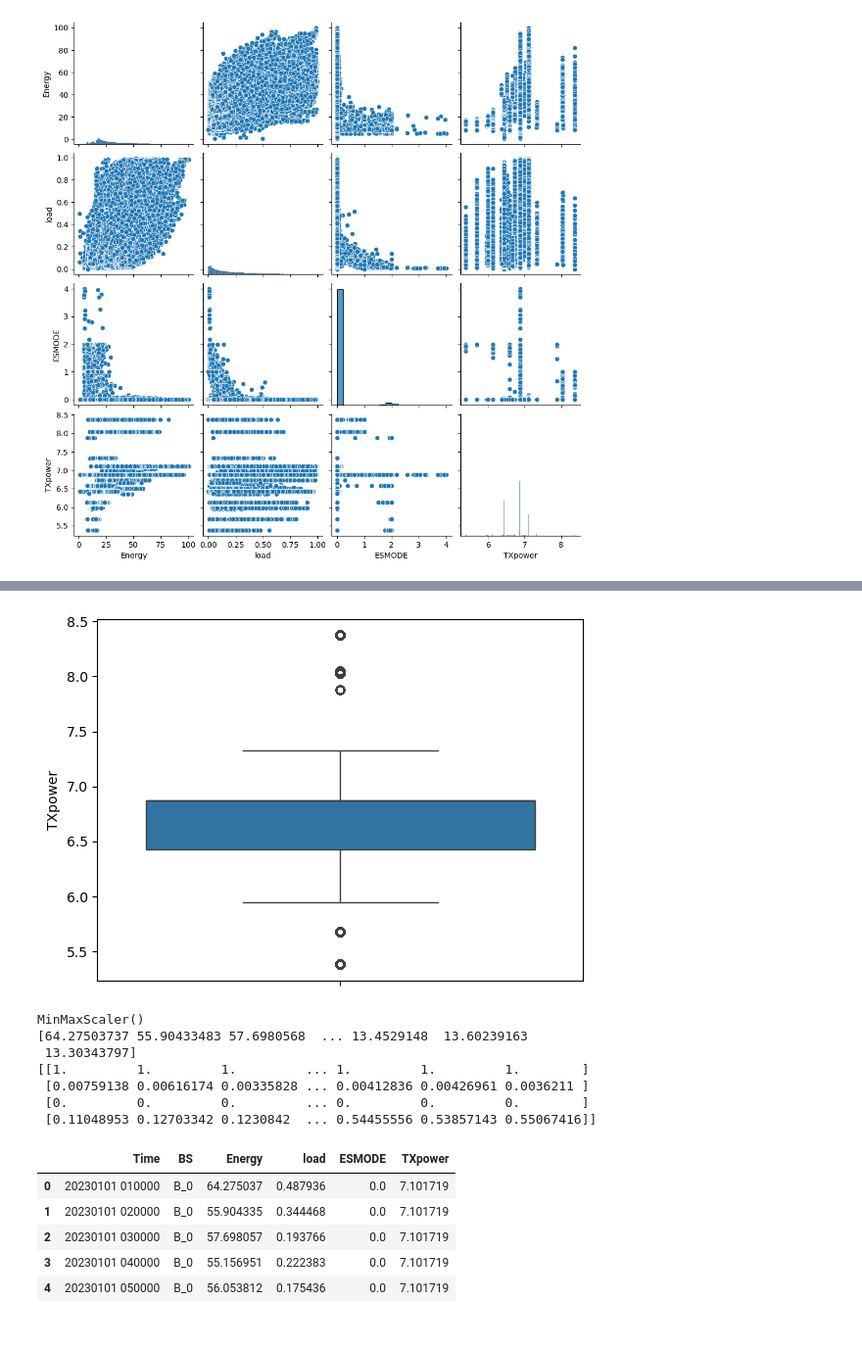
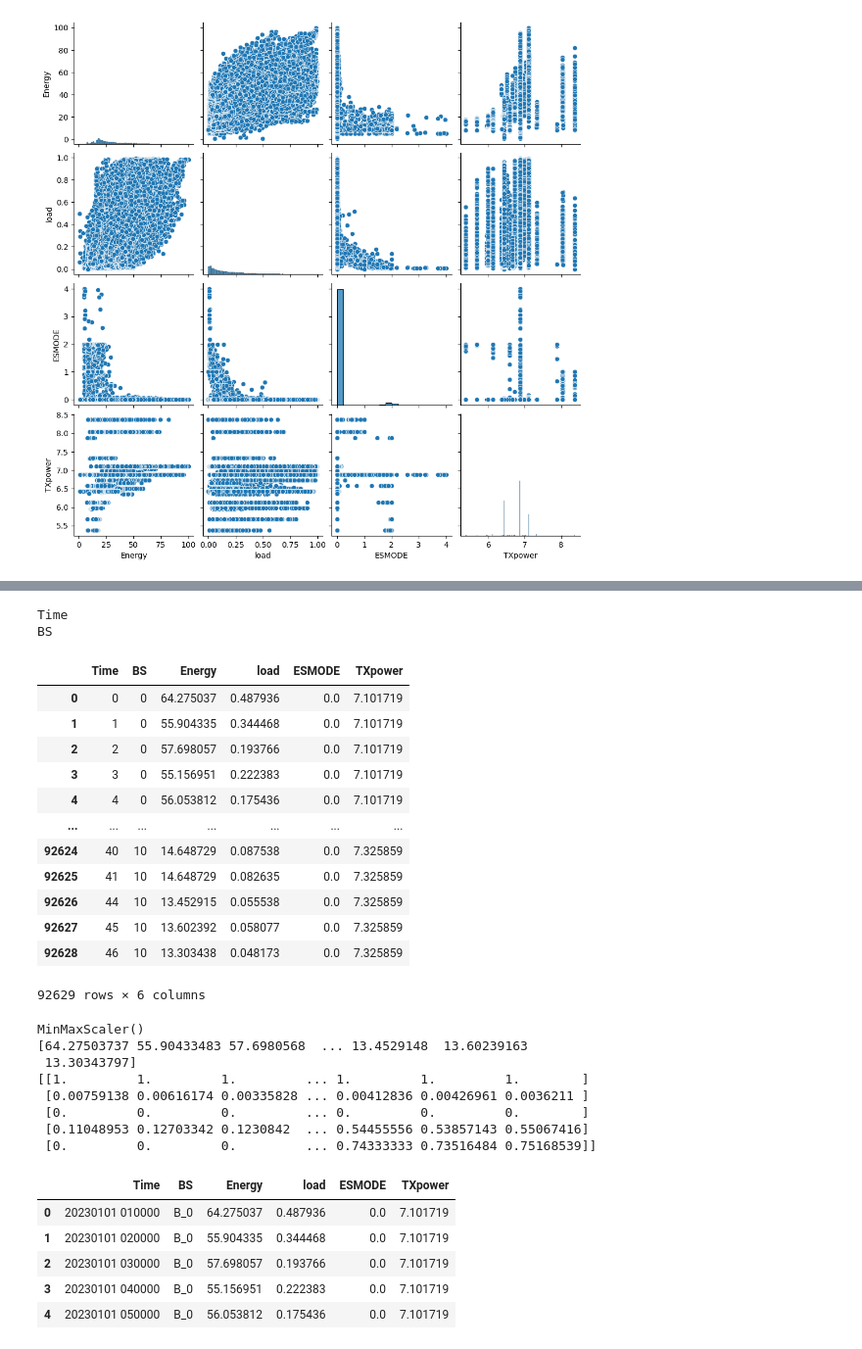
Before and after one commit to Dmdjamil/ML-check-1, a Jupyter notebook: ML check.ipynb, the cells around one changed output, grey strips where cells are left out. Shown at 98% size. Saved outputs shown, nothing was run; the diff lists cells and outputs as text; code cells hidden in the pictures.

```diff
--- a/ML check.ipynb
+++ b/ML check.ipynb
@@ -113,12 +109,34 @@ plt.show()
-# %%
-sns.boxplot(data["TXpower"] )
-plt.show()
-# %% [output]
-[figure, removed]
+# %%
+encoding_mappings = {}
+for col in data.columns:
+  if data[col].dtype == 'object':
+    le = LabelEncoder()
+    data[col] = le.fit_transform(data[col])
+    encoding_mappings = dict(zip(le.classes_, le.transform(le.classes_)))
+    print(col)
+# %% [output]
+Time
+BS
+# %%
+data
+# %% [output]
+|  | Time | BS | Energy | load | ESMODE | TXpower |
+| 0 | 0 | 0 | 64.275037 | 0.487936 | 0.0 | 7.101719 |
+| 1 | 1 | 0 | 55.904335 | 0.344468 | 0.0 | 7.101719 |
+| 2 | 2 | 0 | 57.698057 | 0.193766 | 0.0 | 7.101719 |
+| 3 | 3 | 0 | 55.156951 | 0.222383 | 0.0 | 7.101719 |
+| 4 | 4 | 0 | 56.053812 | 0.175436 | 0.0 | 7.101719 |
+| ... | ... | ... | ... | ... | ... | ... |
+| 92624 | 40 | 10 | 14.648729 | 0.087538 | 0.0 | 7.325859 |
+| 92625 | 41 | 10 | 14.648729 | 0.082635 | 0.0 | 7.325859 |
+| 92626 | 44 | 10 | 13.452915 | 0.055538 | 0.0 | 7.325859 |
+| 92627 | 45 | 10 | 13.602392 | 0.058077 | 0.0 | 7.325859 |
+| 92628 | 46 | 10 | 13.303438 | 0.048173 | 0.0 | 7.325859 |
+92629 rows × 6 columns
 # %%
 from sklearn.preprocessing import StandardScaler
 from sklearn.preprocessing import MinMaxScaler
-data_num = data ["Energy"], data["load"], data["ESMODE"], data["TXpower"]
+data_num = data ["Energy"], data["load"], data["ESMODE"], data["TXpower"], data ["BS"],
 scaler = MinMaxScaler()
 print(scaler.fit(data_num))
 print(scaler.data_max_)
@@ -130,7 +148,8 @@ MinMaxScaler()
 [[1.         1.         1.         ... 1.         1.         1.        ]
  [0.00759138 0.00616174 0.00335828 ... 0.00412836 0.00426961 0.0036211 ]
  [0.         0.         0.         ... 0.         0.         0.        ]
- [0.11048953 0.12703342 0.1230842  ... 0.54455556 0.53857143 0.55067416]]
+ [0.11048953 0.12703342 0.1230842  ... 0.54455556 0.53857143 0.55067416]
+ [0.         0.         0.         ... 0.74333333 0.73516484 0.75168539]]
 # %%
 data.head()
 # %% [output]
```
Also changed, not shown: parts of 8 cells of this notebook.
